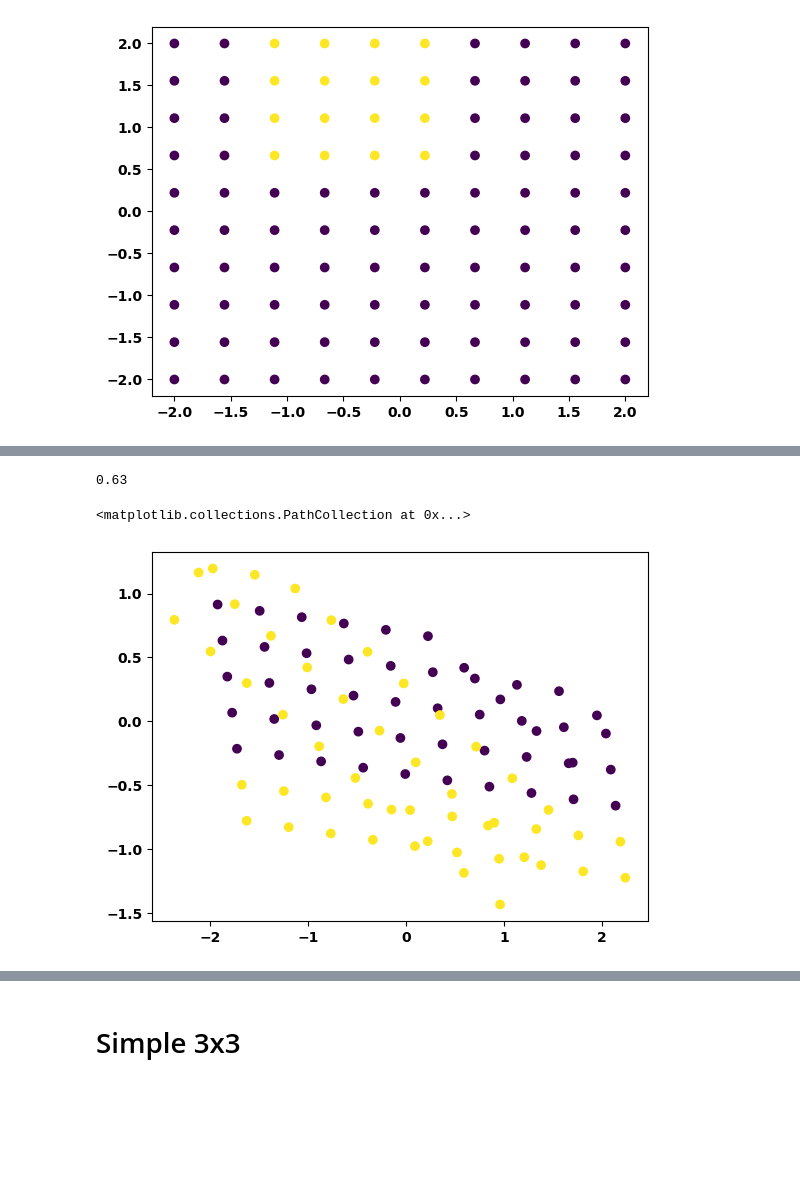
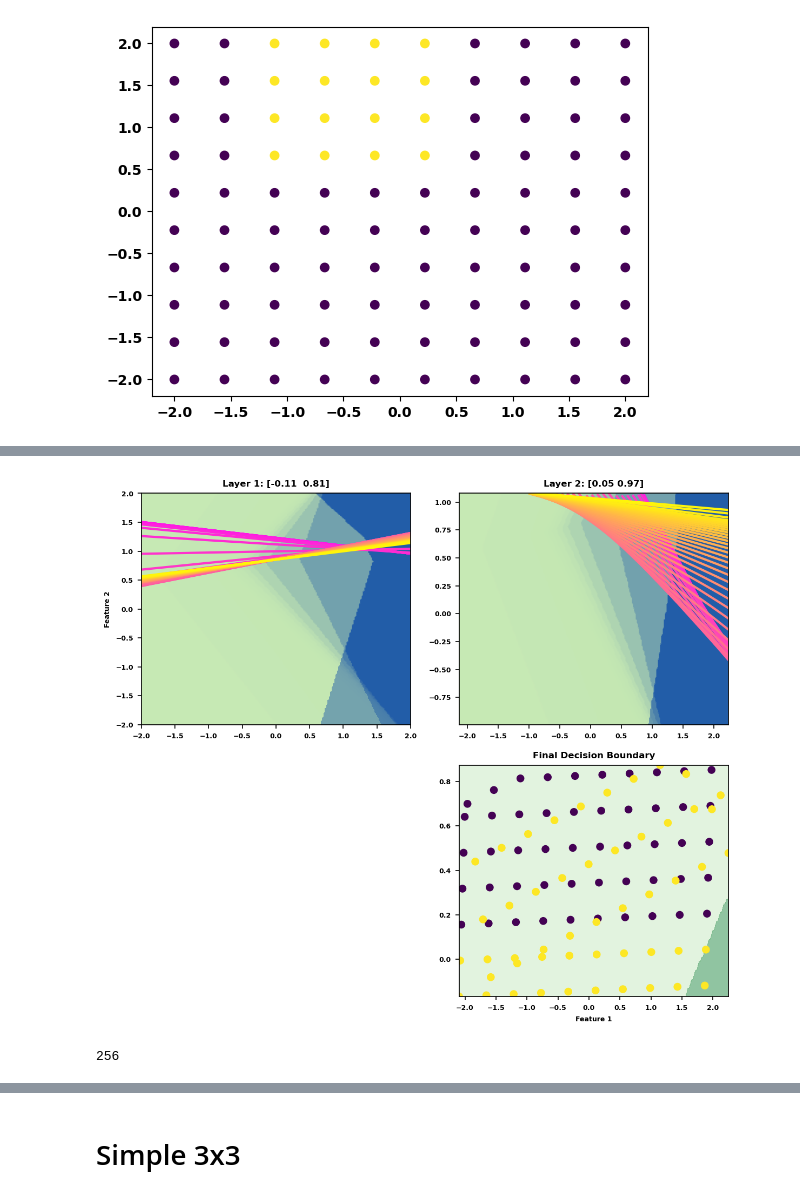
Before and after one commit to binDebug3/FoldAndCutNetworks, a Jupyter notebook: dallin.ipynb, the cells around one changed output, grey strips where cells are left out. Cells and saved outputs as stored; diff of their text form; code cells hidden in the pictures; blank space fills up the shorter version.

Commit message:
visualize cut

```diff
--- a/dallin.ipynb
+++ b/dallin.ipynb
@@ -146,6 +143,9 @@ plt.scatter(pairs[:,0], pairs[:,1], c=Y)
 # %%
-test = OrigamiNetwork(layers=1, width=None, epochs=1000, learning_rate=0.0001, optimizer="grad", reg=0, leak=0.2)
-train_history, val_history, fold_history = test.fit(pairs, Y)
-out = test.forward_pass(pairs)
-print(test.score())
+score = 0.5
+while score == 0.5:
+    test = OrigamiNetwork(layers=2, width=None, epochs=1000, learning_rate=0.0001, optimizer="grad", reg=0, leak=0.2)
+    histories = test.fit(pairs, Y)
+    out = test.forward_pass(pairs)
+    score = test.score()
+    print(score)
 # %% [output]
@@ -163,10 +278,29 @@ print(test.score())
 # %%
-print(test.score())
-plt.scatter(out[-2][:,0], out[-2][:,1], c=Y)
+preds = test.predict(pairs)
+
+test.plot_history(n_folds=50)
+
+# print(test.score())
+# plt.scatter(out[-2][:,0], out[-2][:,1], c=preds)
+# plt.show()
+# plt.scatter(out[-2][:,0], out[-2][:,1], c=Y)
+# plt.show()
 # %% [output]
-0.63
-<matplotlib.collections.PathCollection at 0x...>
-[figure, old version]
+[figure, new version]
+# %%
+cmap = plt.get_cmap('spring')
+# cmap = [cmap(i) for i in range(50)]
+# cmap = np.array([np.array(cmap[i][1:])*255 for i in range(50)], dtype=int)
+# cmap = ['#%02x%02x%02x' % tuple(cmap[i]) for i in range(50)]
+count = 0
+clr = (1.0, 0.0, 1.0, 1.0)
+while clr != (1.0, 1.0, 0.0, 1.0):
+    clr = cmap(count)
+    count += 1
+    # print(clr)
+print(count)
+# %% [output]
+256
 # %%
 max_score, best_folds = test.iscore_landscape(score_layers=None, create_plot=True, density=31, verbose=1, learning=False)
 # %%
```
Also changed, not shown: parts of 8 cells of this notebook, 2 other files.
